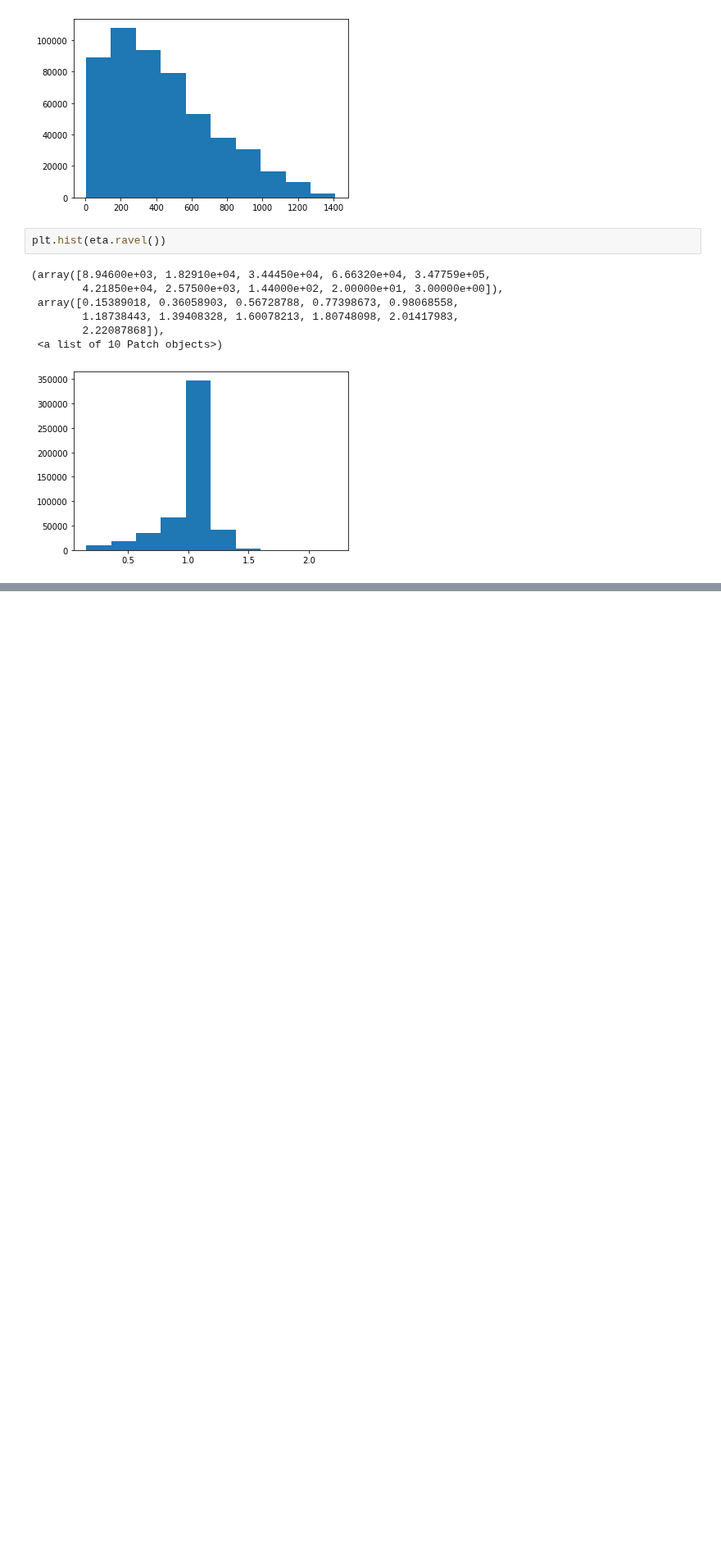
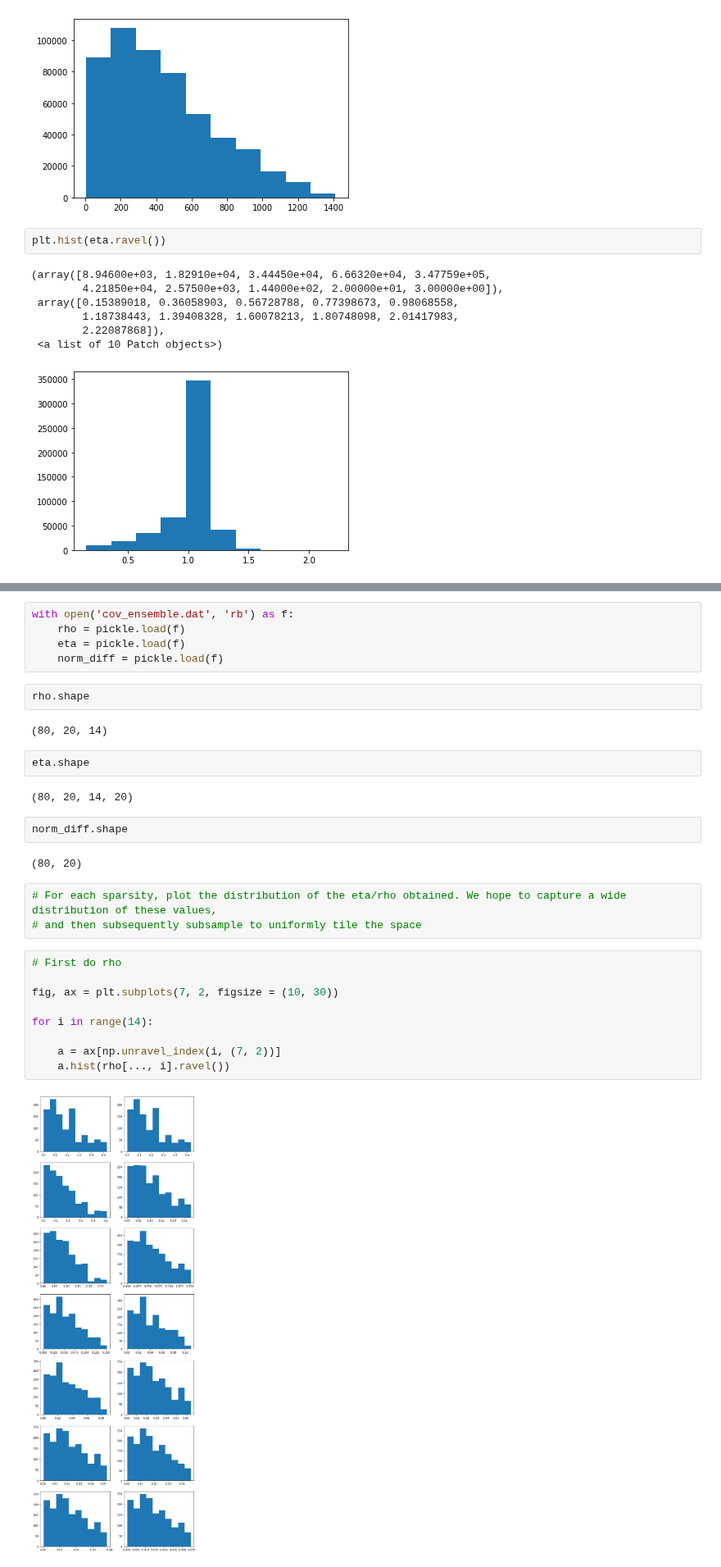
Before and after one commit to akumar01/uoicorr_analysis, a Jupyter notebook: notebooks/sfn/covariance_ensembles.ipynb, the cells around one changed output, grey strips where cells are left out. Shown at 82% size. Cells and saved outputs as stored; diff of their text form; blank space fills up the shorter version.

```diff
--- a/notebooks/sfn/covariance_ensembles.ipynb
+++ b/notebooks/sfn/covariance_ensembles.ipynb
@@ -295,0 +298,31 @@ plt.hist(eta.ravel())
+# %%
+with open('cov_ensemble.dat', 'rb') as f:
+    rho = pickle.load(f)
+    eta = pickle.load(f)
+    norm_diff = pickle.load(f)
+# %%
+rho.shape
+# %% [output]
+(80, 20, 14)
+# %%
+eta.shape
+# %% [output]
+(80, 20, 14, 20)
+# %%
+norm_diff.shape
+# %% [output]
+(80, 20)
+# %%
+# For each sparsity, plot the distribution of the eta/rho obtained. We hope to capture a wide distribution of these values,
+# and then subsequently subsample to uniformly tile the space
+# %%
+# First do rho
+
+fig, ax = plt.subplots(7, 2, figsize = (10, 30))
+
+for i in range(14):
+
+    a = ax[np.unravel_index(i, (7, 2))]
+    a.hist(rho[..., i].ravel())
+# %% [output]
+[figure, added]
```
Also changed, not shown: parts of 5 cells of this notebook.
